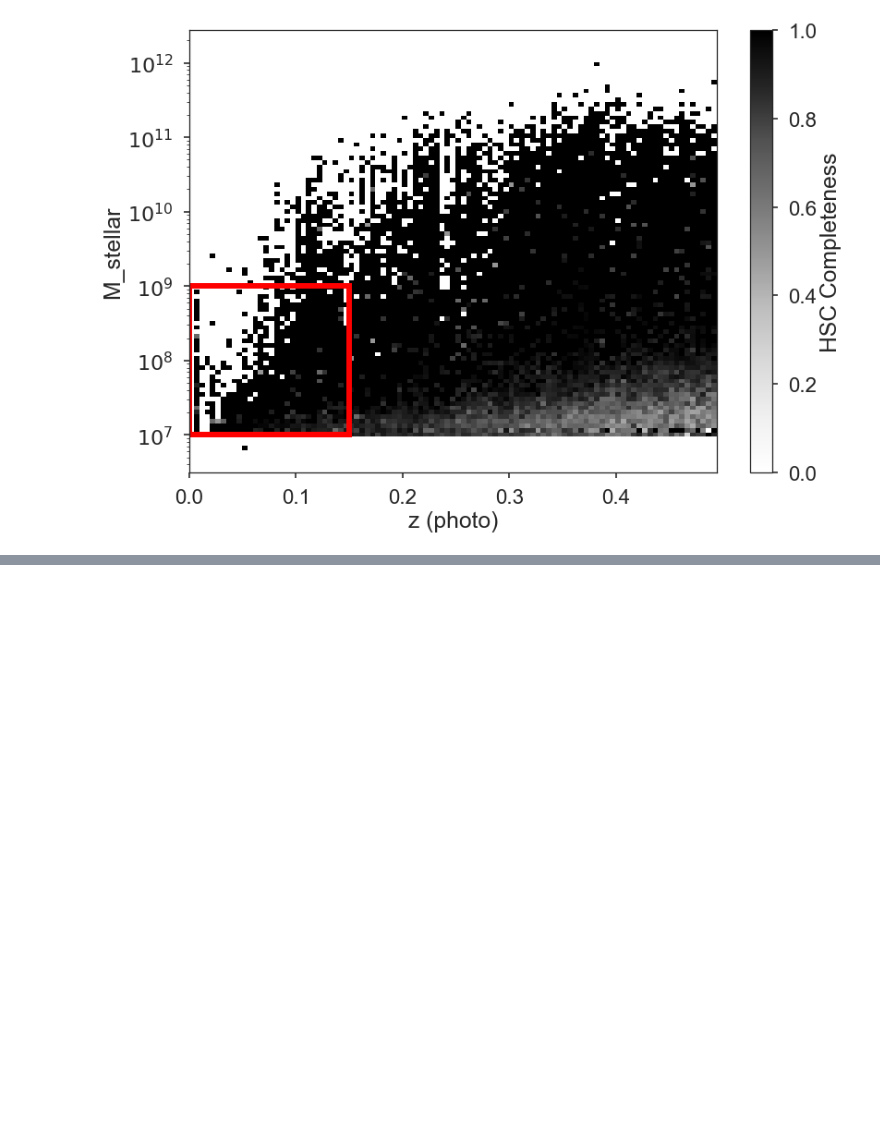
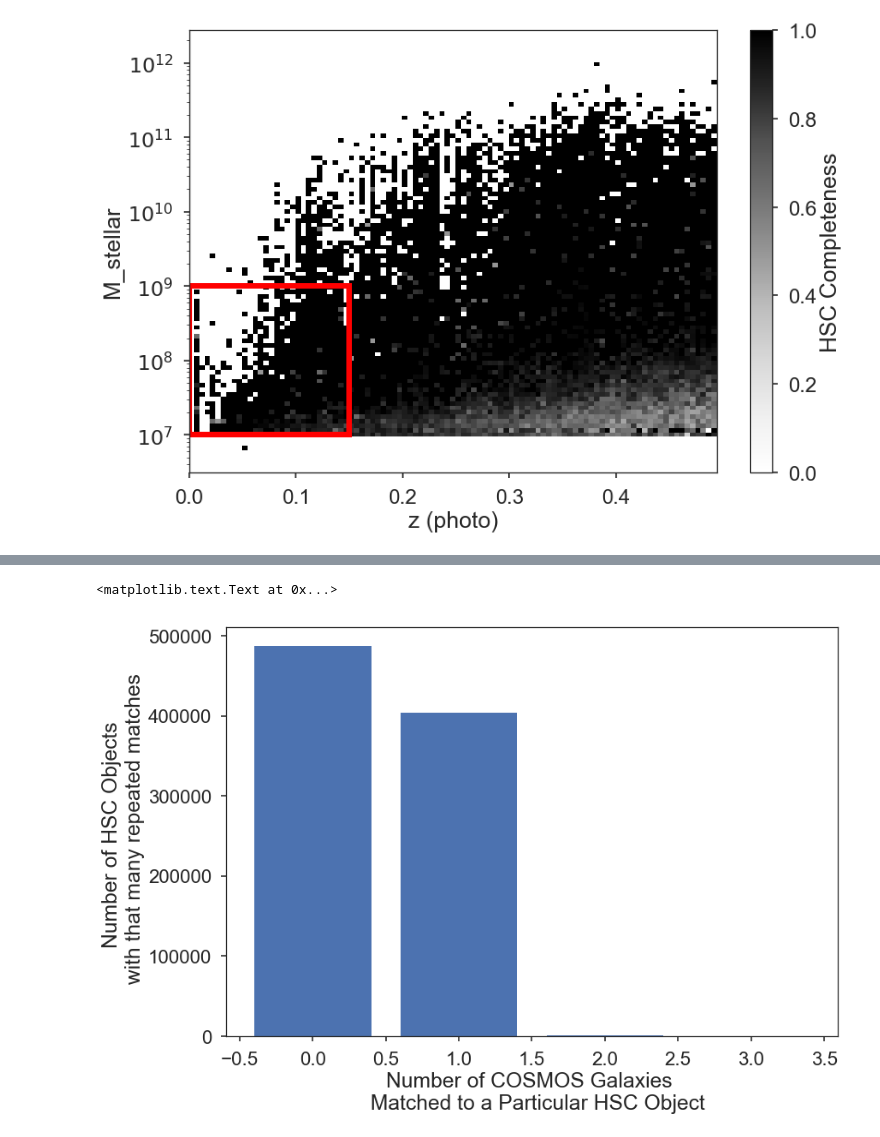
Before and after one commit to yluo54301/dwarf_photo-z, a Jupyter notebook: completeness/HSC_COSMOS_completeness.ipynb, the cells around one changed output, grey strips where cells are left out. Cells and saved outputs as stored; diff of their text form; code cells hidden in the pictures; blank space fills up the shorter version.

```diff
--- a/completeness/HSC_COSMOS_completeness.ipynb
+++ b/completeness/HSC_COSMOS_completeness.ipynb
@@ -369,0 +371,11 @@ plt.yscale("log")
+# %%
+num_repeats, bin_edges = np.histogram(matches.idx[matches.mask_match],
+                                      bins=range(matches.idx[matches.mask_match].min(),
+                                                 matches.idx[matches.mask_match].max()))
+# %%
+plt.hist(num_repeats, bins=np.arange(-0.5, 4.5, 1), rwidth=.8)
+plt.xlabel("Number of COSMOS Galaxies \n  Matched to a Particular HSC Object")
+plt.ylabel("Number of HSC Objects \n with that many repeated matches")
+# %% [output]
+<matplotlib.text.Text at 0x...>
+[figure, added]
```
Also changed, not shown: parts of 8 cells of this notebook, 6 other files.
